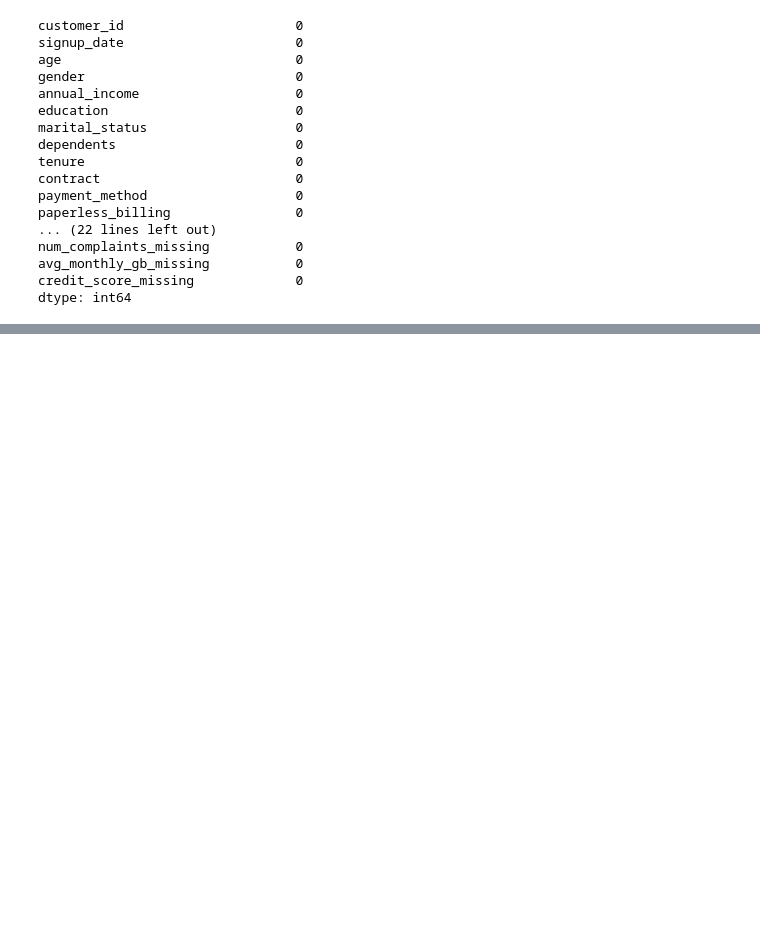
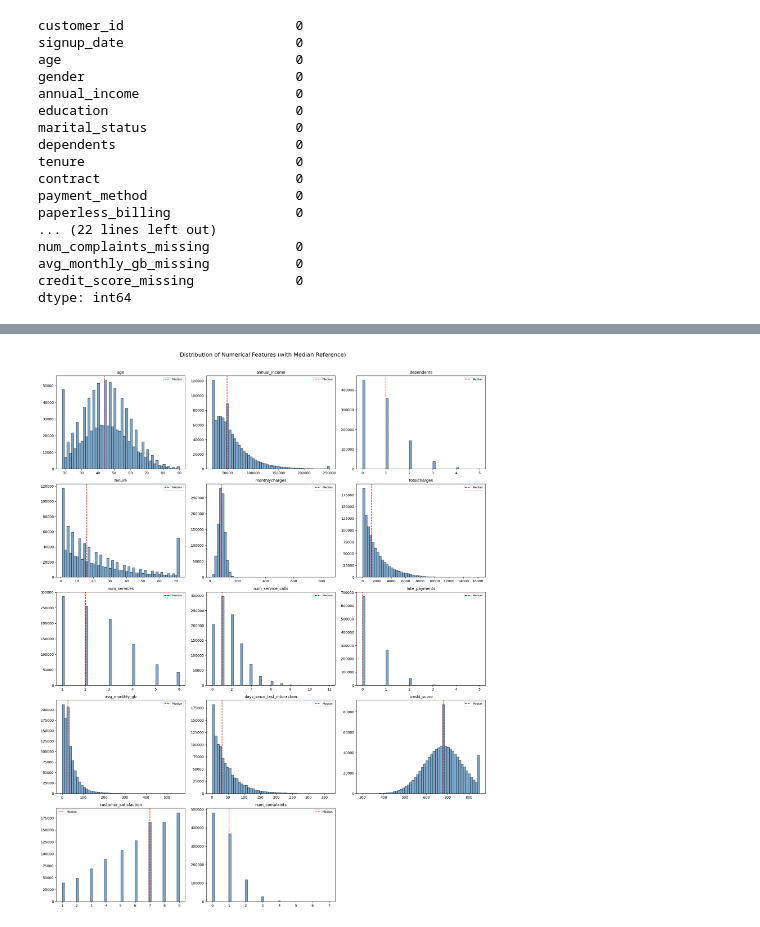
Before and after one commit to JamieTse-intern/Telecom-Customer-Churn-Analysis, a Jupyter notebook: customer_churn_prediction_1.ipynb, the cells around one changed output, grey strips where cells are left out. Cells and saved outputs as stored; diff of their text form; code cells hidden in the pictures; blank space fills up the shorter version.

```diff
--- a/customer_churn_prediction_1.ipynb
+++ b/customer_churn_prediction_1.ipynb
@@ -405,0 +430,25 @@ dtype: int64
+# %%
+# List numerical features for univariate analysis (excluding target, ID, and datetime columns)
+# Binary flags (has_*) are categorical in nature; we focus on true continuous/ordinal features here
+num_features = ['age', 'annual_income', 'dependents', 'tenure',
+                'monthlycharges', 'totalcharges', 'num_services',
+                'num_service_calls', 'late_payments', 'avg_monthly_gb',
+                'days_since_last_interaction', 'credit_score',
+                'customer_satisfaction', 'num_complaints']
+
+# Histograms with median reference lines
+fig, axes = plt.subplots(5, 3, figsize=(18, 22))
+axes = axes.flatten()
+for i, col in enumerate(num_features):
+    axes[i].hist(df1[col].dropna(), bins=50, color='steelblue', edgecolor='black', alpha=0.7)
+    axes[i].set_title(col, fontsize=11)
+    axes[i].axvline(df1[col].median(), color='red', linestyle='--', linewidth=1.5, label='Median')
+    axes[i].legend(fontsize=8)
+# Hide unused subplots
+for j in range(i + 1, len(axes)):
+    fig.delaxes(axes[j])
+plt.suptitle('Distribution of Numerical Features (with Median Reference)', fontsize=16, y=1.01)
+plt.tight_layout()
+plt.show()
+# %% [output]
+[figure, added]
```
Also changed, not shown: parts of 12 cells of this notebook.
